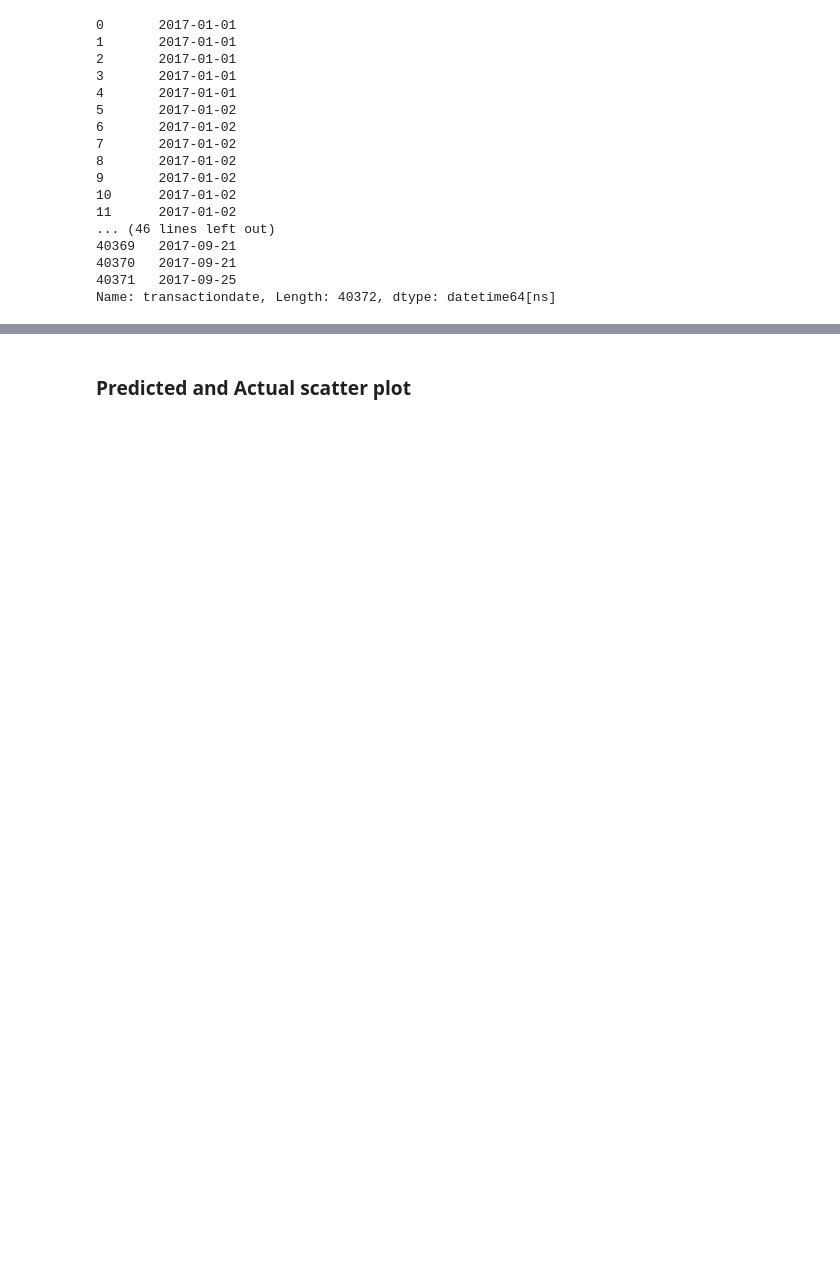
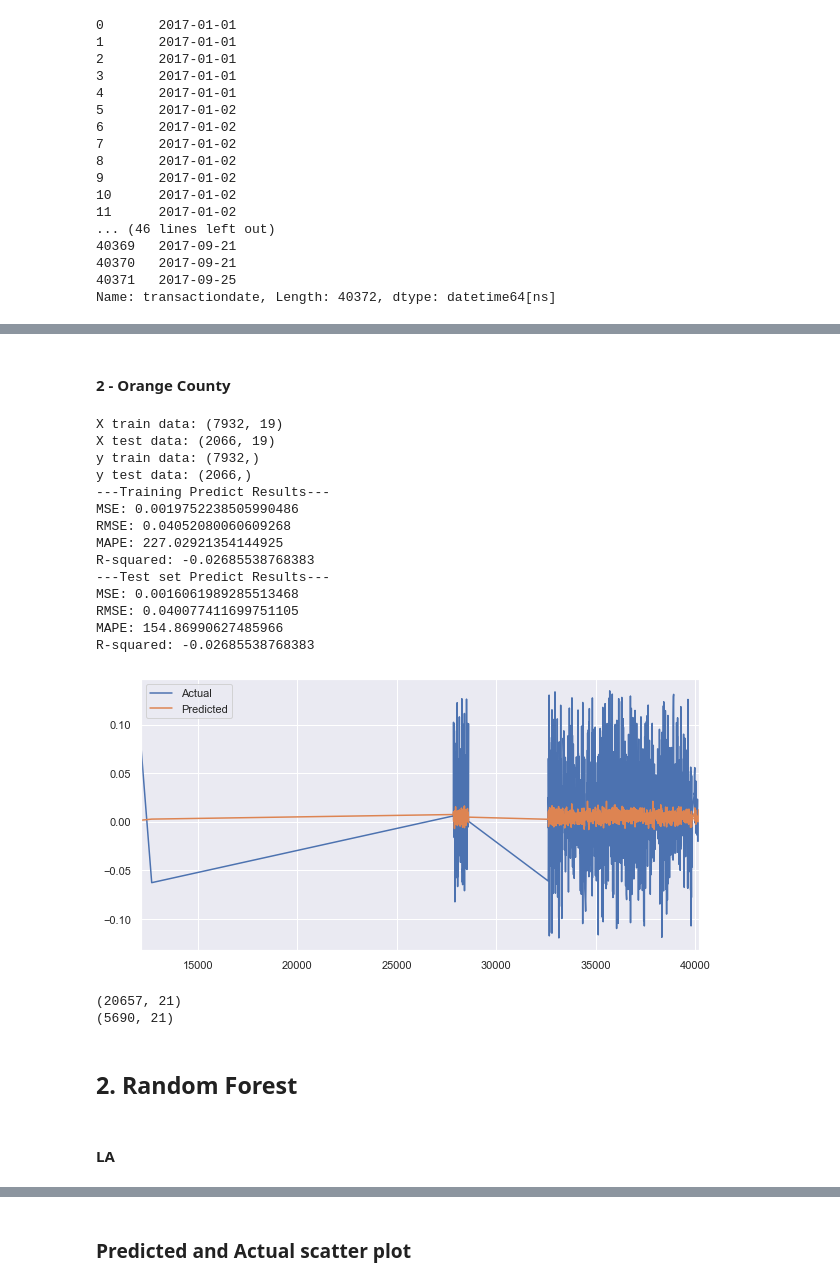
Before and after one commit to khanhly4682/Springboard_MachineLearning, a Jupyter notebook: Zillow_price/zillow_house_predict-checkpoint.ipynb, the cells around one changed output, grey strips where cells are left out. Drawn from its saved outputs; the diff is of its cells as text; code cells hidden in the pictures; blank space fills up the shorter version.

```diff
--- a/Zillow_price/zillow_house_predict-checkpoint.ipynb
+++ b/Zillow_price/zillow_house_predict-checkpoint.ipynb
@@ -300,0 +285,33 @@ plt.show()
+# %% [markdown]
+#### 2 - Orange County
+# %%
+# Linear Regression Model for predict LA logerror
+lr(or_data)
+# %% [output]
+X train data: (7932, 19)
+X test data: (2066, 19)
+y train data: (7932,)
+y test data: (2066,)
+---Training Predict Results---
+MSE: 0.0019752238505990486
+RMSE: 0.04052080060609268
+MAPE: 227.02921354144925
+R-squared: -0.02685538768383
+---Test set Predict Results---
+MSE: 0.0016061989285513468
+RMSE: 0.040077411699751105
+MAPE: 154.86990627485966
+R-squared: -0.02685538768383
+[figure, added]
+# %%
+# Split training and test set based on time order.
+la_train = la_data[la_data.transactiondate < '7/31/2017']
+la_test = la_data[la_data.transactiondate > '7/31/2017']
+print(la_train.shape)
+print(la_test.shape)
+# %% [output]
+(20657, 21)
+(5690, 21)
+# %% [markdown]
+
+## 2. Random Forest
@@ -300,0 +399,2 @@ plt.show()
+# %% [markdown]
+#### LA
```
Also changed, not shown: parts of 40 cells of this notebook.
